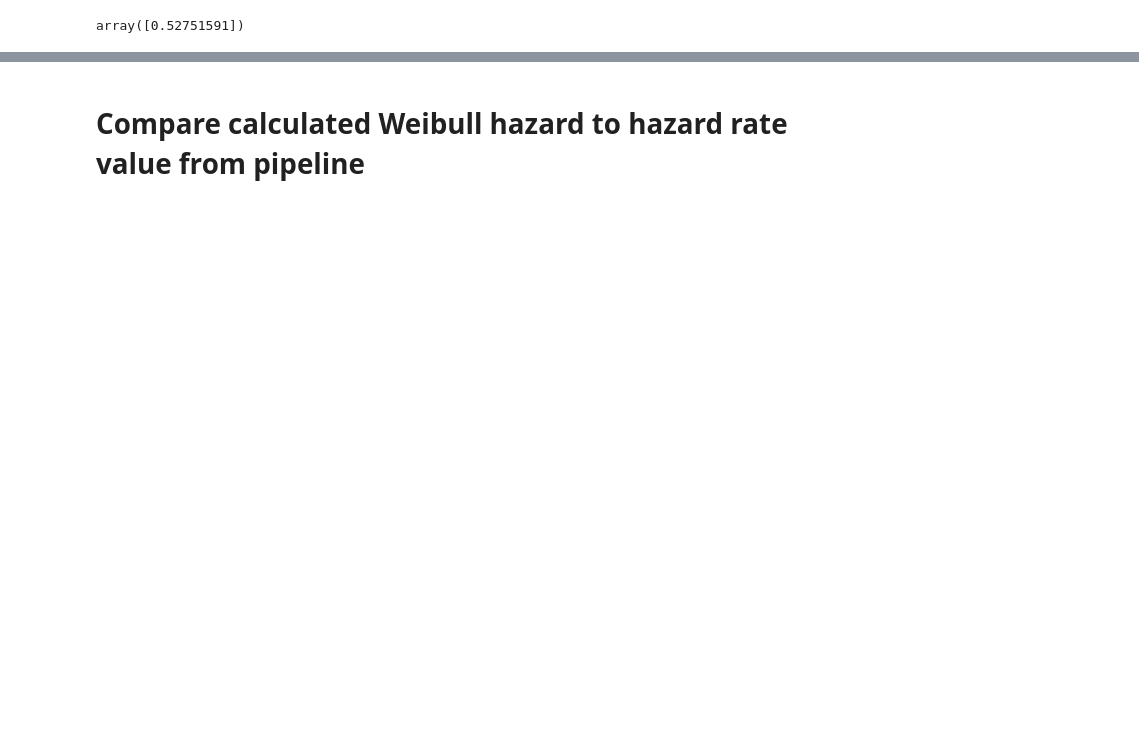
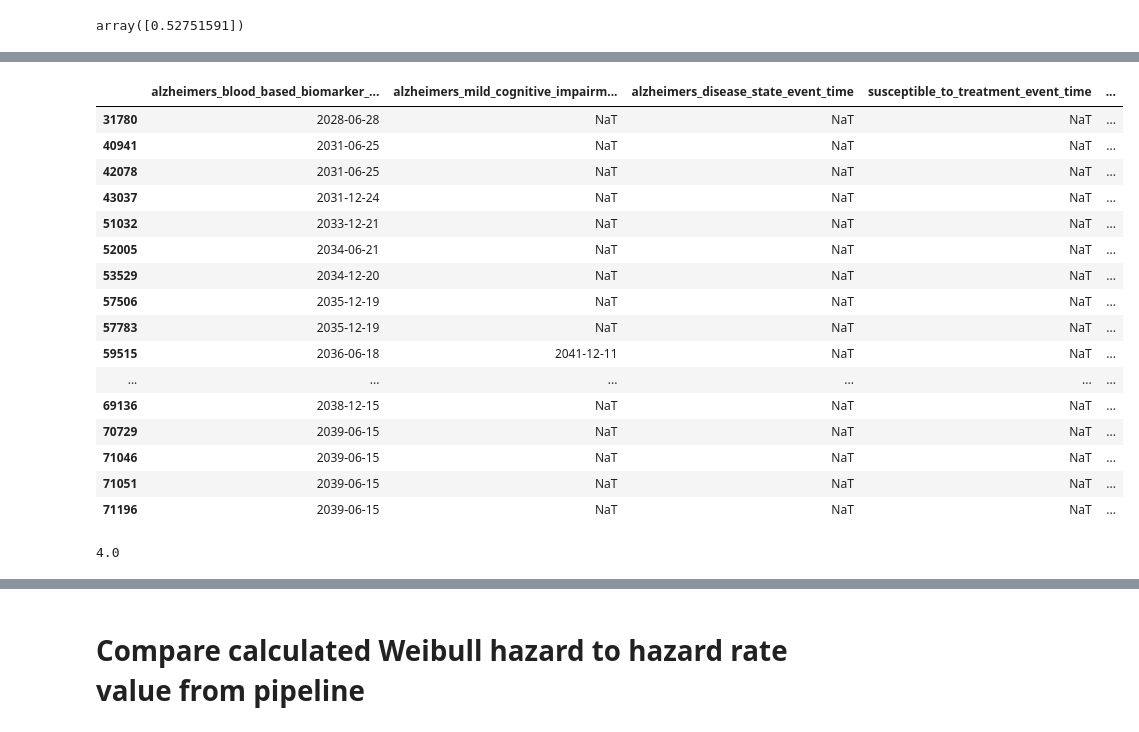
Before and after one commit to ihmeuw/vivarium_research_alzheimers, a Jupyter notebook: verification_and_validation/2025_10_20_model7.0_interactive_sim.ipynb, the cells around one changed output, grey strips where cells are left out. Saved outputs shown, nothing was run; the diff lists cells and outputs as text; code cells hidden in the pictures; blank space fills up the shorter version.

```diff
--- a/verification_and_validation/2025_10_20_model7.0_interactive_sim.ipynb
+++ b/verification_and_validation/2025_10_20_model7.0_interactive_sim.ipynb
@@ -728,0 +903,26 @@ array([0.52751591])
+# %%
+p = sim.get_population()
+p.loc[bbbm_waning_short.index, [v for v in pop.columns if 'event_time' in v]]
+# %% [output]
+|  | alzheimers_blood_based_biomarker_... | alzheimers_mild_cognitive_impairm... | alzheimers_disease_state_event_time | susceptible_to_treatment_event_time | ... |
+| 31780 | 2028-06-28 | NaT | NaT | NaT | ... |
+| 40941 | 2031-06-25 | NaT | NaT | NaT | ... |
+| 42078 | 2031-06-25 | NaT | NaT | NaT | ... |
+| 43037 | 2031-12-24 | NaT | NaT | NaT | ... |
+| 51032 | 2033-12-21 | NaT | NaT | NaT | ... |
+| 52005 | 2034-06-21 | NaT | NaT | NaT | ... |
+| 53529 | 2034-12-20 | NaT | NaT | NaT | ... |
+| 57506 | 2035-12-19 | NaT | NaT | NaT | ... |
+| 57783 | 2035-12-19 | NaT | NaT | NaT | ... |
+| 59515 | 2036-06-18 | 2041-12-11 | NaT | NaT | ... |
+| ... | ... | ... | ... | ... | ... |
+| 69136 | 2038-12-15 | NaT | NaT | NaT | ... |
+| 70729 | 2039-06-15 | NaT | NaT | NaT | ... |
+| 71046 | 2039-06-15 | NaT | NaT | NaT | ... |
+| 71051 | 2039-06-15 | NaT | NaT | NaT | ... |
+| 71196 | 2039-06-15 | NaT | NaT | NaT | ... |
+# %%
+# The simulants with an RR of 1.0 are on the 4th timestep of the waning state
+(pd.Timestamp('2041-06-12') - pd.Timestamp('2039-06-15')).days / 182
+# %% [output]
+4.0
```
Also changed, not shown: parts of 74 cells of this notebook.
